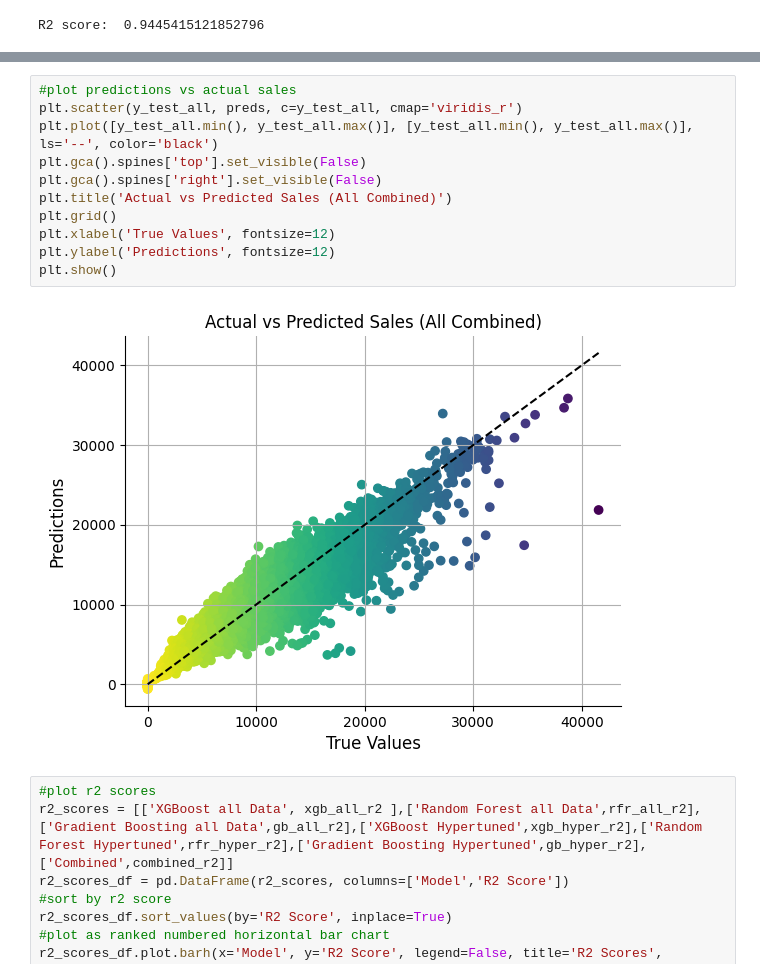
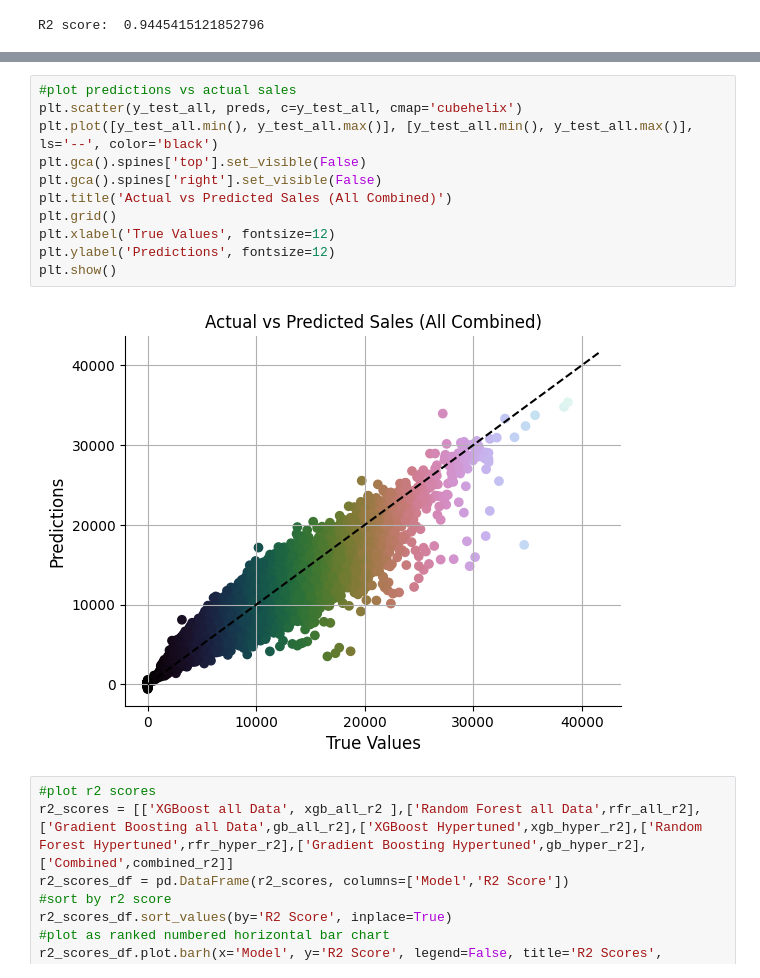
Before and after one commit to Bratpfannengamer/Rossmann, a Jupyter notebook: notebook.ipynb, the cells around one changed output, grey strips where cells are left out. Drawn from its saved outputs; the diff is of its cells as text.

```diff
--- a/notebook.ipynb
+++ b/notebook.ipynb
@@ -1214,16 +1221,16 @@ Combined R2 Score:  0.946575454346145
 # %%
 #plot predictions vs actual sales
-plt.scatter(y_test_all, preds, c=y_test_all, cmap='viridis_r')
+plt.scatter(y_test_all, preds, c=y_test_all, cmap='cubehelix')
 plt.plot([y_test_all.min(), y_test_all.max()], [y_test_all.min(), y_test_all.max()], ls='--', color='black')
 plt.gca().spines['top'].set_visible(False)
 plt.gca().spines['right'].set_visible(False)
 plt.title('Actual vs Predicted Sales (All Combined)')
 plt.grid()
 plt.xlabel('True Values', fontsize=12)
 plt.ylabel('Predictions', fontsize=12)
 plt.show()
 # %% [output]
-[figure, old version]
+[figure, new version]
 # %%
 #plot r2 scores
 r2_scores = [['XGBoost all Data', xgb_all_r2 ],['Random Forest all Data',rfr_all_r2],['Gradient Boosting all Data',gb_all_r2],['XGBoost Hypertuned',xgb_hyper_r2],['Random Forest Hypertuned',rfr_hyper_r2],['Gradient Boosting Hypertuned',gb_hyper_r2],['Combined',combined_r2]]
```
Also changed, not shown: parts of 38 cells of this notebook, 3 other files.
